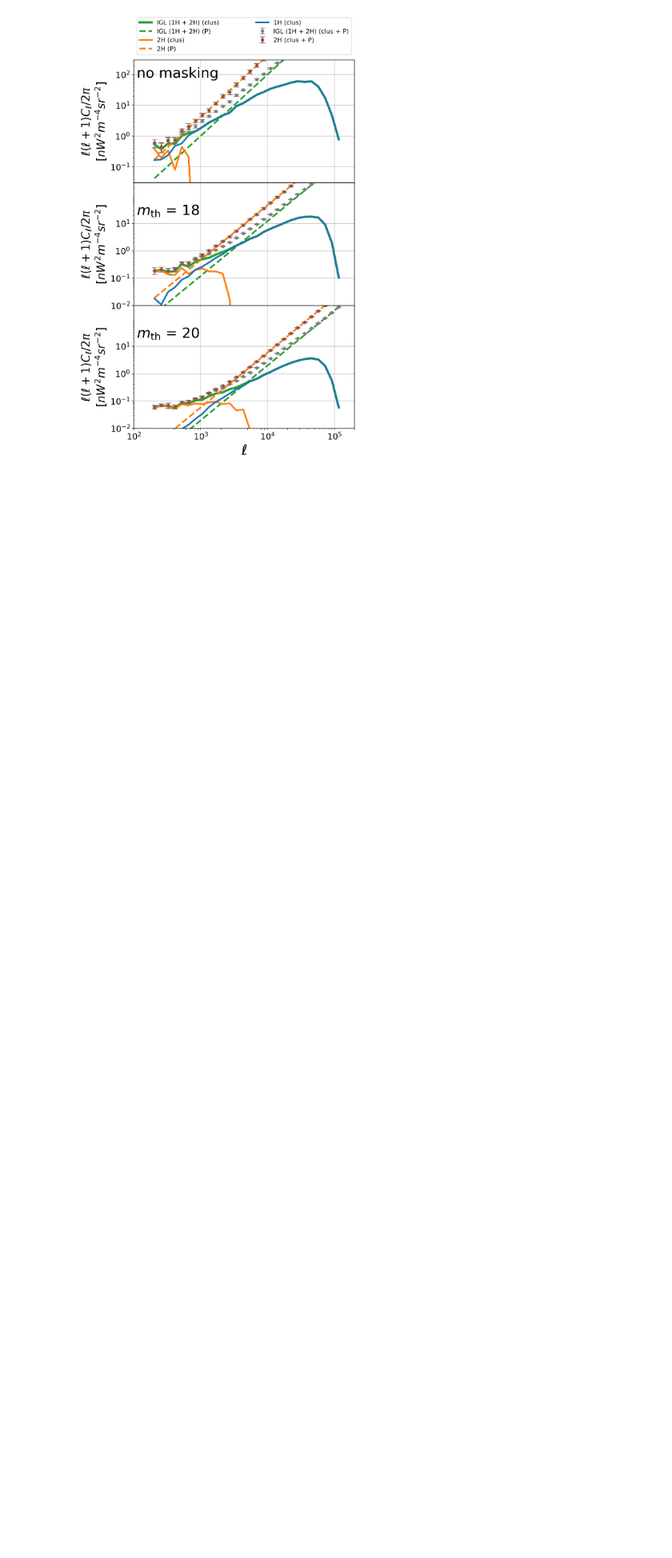
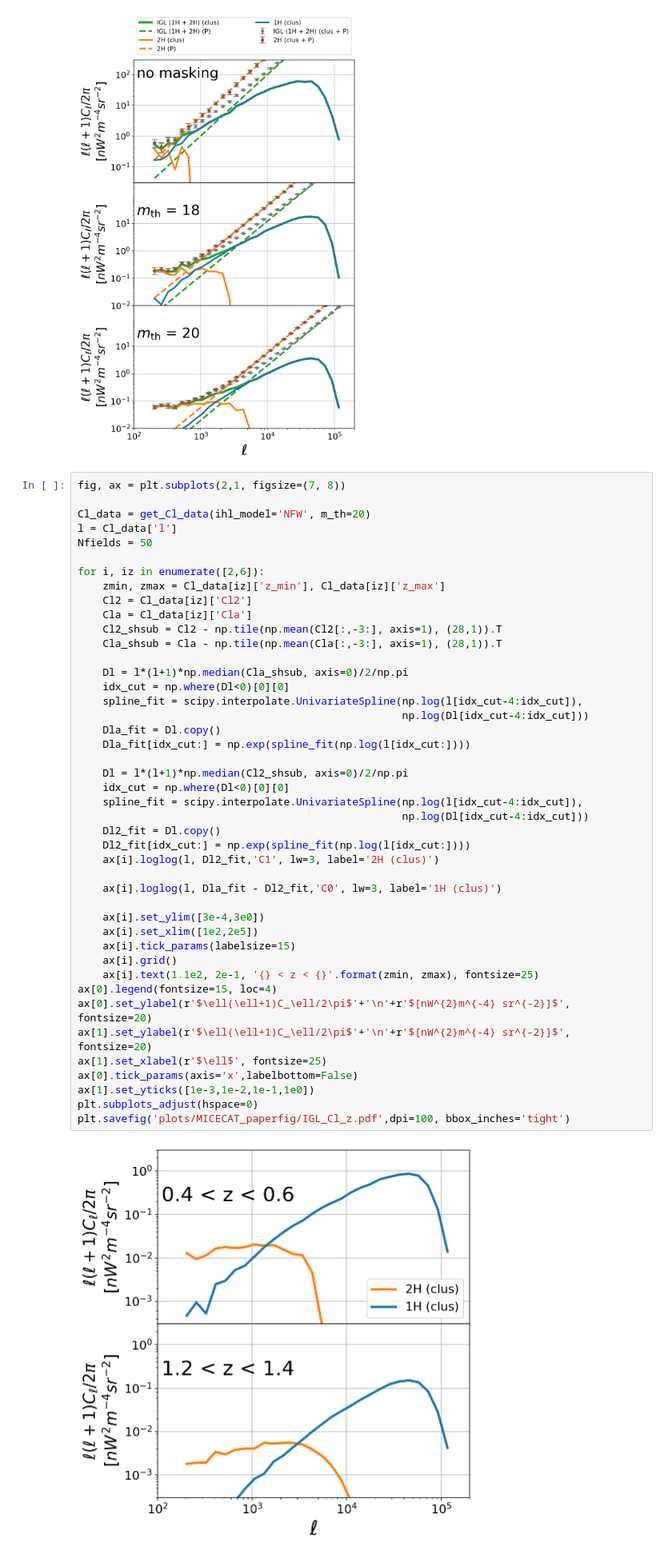
Before and after one commit to yuntingcheng/python_ciber, a Jupyter notebook: stack_modelfit/MICECAT_paperfigs.ipynb, the cells around one changed output. Shown at 80% size. Drawn from its saved outputs; the diff is of its cells as text; blank space fills up the shorter version.

```diff
--- a/stack_modelfit/MICECAT_paperfigs.ipynb
+++ b/stack_modelfit/MICECAT_paperfigs.ipynb
@@ -248,6 +248,52 @@ plt.subplots_adjust(hspace=0)
 plt.savefig('plots/MICECAT_paperfig/IGL_Cl.pdf',dpi=100, bbox_inches='tight')
 # %% [output]
 [figure]
+# %%
+fig, ax = plt.subplots(2,1, figsize=(7, 8))
+
+Cl_data = get_Cl_data(ihl_model='NFW', m_th=20)
+l = Cl_data['l']
+Nfields = 50
+
+for i, iz in enumerate([2,6]):
+    zmin, zmax = Cl_data[iz]['z_min'], Cl_data[iz]['z_max']
+    Cl2 = Cl_data[iz]['Cl2']
+    Cla = Cl_data[iz]['Cla']
+    Cl2_shsub = Cl2 - np.tile(np.mean(Cl2[:,-3:], axis=1), (28,1)).T
+    Cla_shsub = Cla - np.tile(np.mean(Cla[:,-3:], axis=1), (28,1)).T
+
+    Dl = l*(l+1)*np.median(Cla_shsub, axis=0)/2/np.pi
+    idx_cut = np.where(Dl<0)[0][0]
+    spline_fit = scipy.interpolate.UnivariateSpline(np.log(l[idx_cut-4:idx_cut]),
+                                                    np.log(Dl[idx_cut-4:idx_cut]))
+    Dla_fit = Dl.copy()
+    Dla_fit[idx_cut:] = np.exp(spline_fit(np.log(l[idx_cut:])))
+
+    Dl = l*(l+1)*np.median(Cl2_shsub, axis=0)/2/np.pi
+    idx_cut = np.where(Dl<0)[0][0]
+    spline_fit = scipy.interpolate.UnivariateSpline(np.log(l[idx_cut-4:idx_cut]),
+                                                    np.log(Dl[idx_cut-4:idx_cut]))
+    Dl2_fit = Dl.copy()
+    Dl2_fit[idx_cut:] = np.exp(spline_fit(np.log(l[idx_cut:])))
+    ax[i].loglog(l, Dl2_fit,'C1', lw=3, label='2H (clus)')
+
+    ax[i].loglog(l, Dla_fit - Dl2_fit,'C0', lw=3, label='1H (clus)')
+
+    ax[i].set_ylim([3e-4,3e0])
+    ax[i].set_xlim([1e2,2e5])
+    ax[i].tick_params(labelsize=15)
+    ax[i].grid()
+    ax[i].text(1.1e2, 2e-1, '{} < z < {}'.format(zmin, zmax), fontsize=25)
+ax[0].legend(fontsize=15, loc=4)
+ax[0].set_ylabel(r'$\ell(\ell+1)C_\ell/2\pi$'+'\n'+r'$[nW^{2}m^{-4} sr^{-2}]$', fontsize=20)
+ax[1].set_ylabel(r'$\ell(\ell+1)C_\ell/2\pi$'+'\n'+r'$[nW^{2}m^{-4} sr^{-2}]$', fontsize=20)
+ax[1].set_xlabel(r'$\ell$', fontsize=25)
+ax[0].tick_params(axis='x',labelbottom=False)
+ax[1].set_yticks([1e-3,1e-2,1e-1,1e0])
+plt.subplots_adjust(hspace=0)
+plt.savefig('plots/MICECAT_paperfig/IGL_Cl_z.pdf',dpi=100, bbox_inches='tight')
+# %% [output]
+[figure, added]
 # %% [markdown]
 # CIBER1 PS for MZ
 # %%
```
Also changed, not shown: 1 other file.
